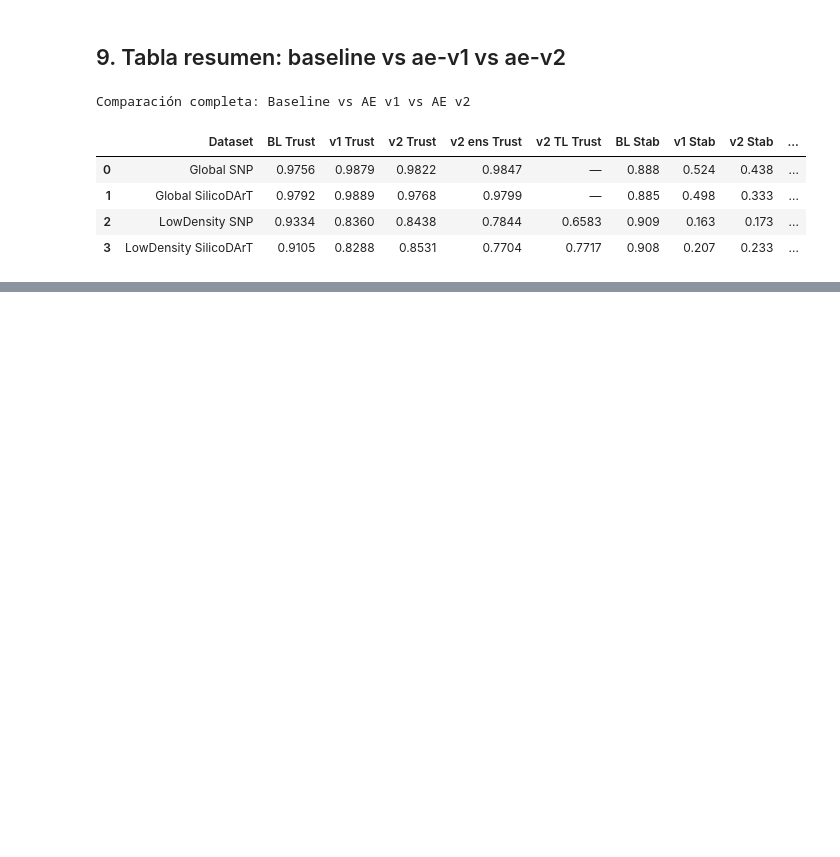
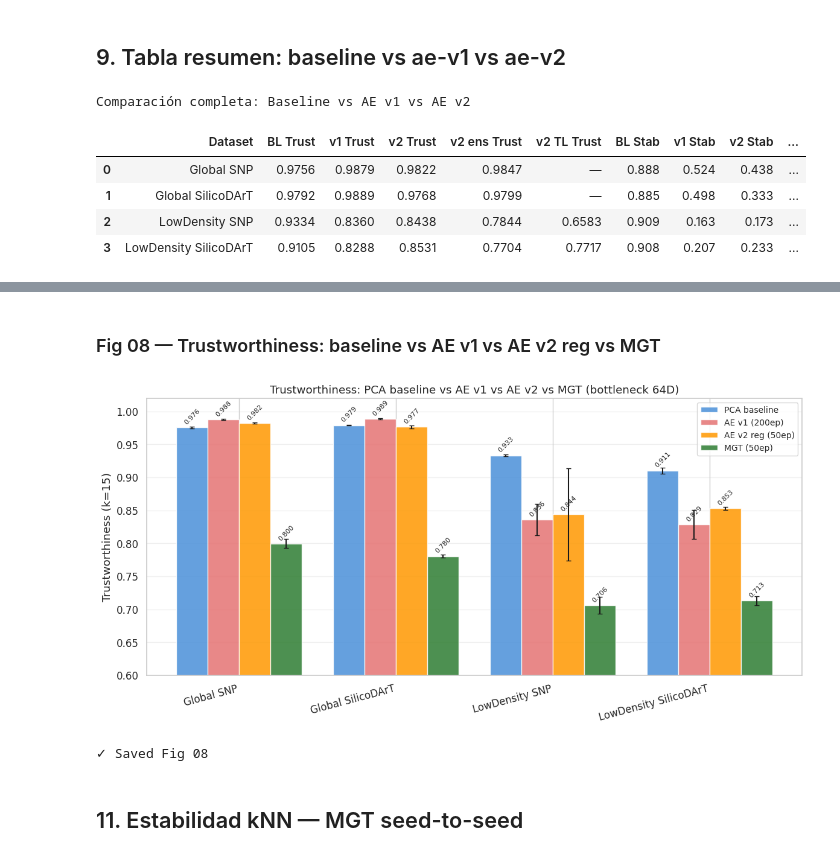
Before and after one commit to R0SEWT/GENO-MAP_Correspondence-Free-Diagnostics-for-Sweet-Potato-Diversity-Maps, a Jupyter notebook: notebooks/ae_vs_baseline.ipynb, the cells around one changed output, grey strips where cells are left out. Saved outputs shown, nothing was run; the diff lists cells and outputs as text; code cells hidden in the pictures; blank space fills up the shorter version.

```diff
--- a/notebooks/ae_vs_baseline.ipynb
+++ b/notebooks/ae_vs_baseline.ipynb
@@ -816,0 +935,58 @@ Comparación completa: Baseline vs AE v1 vs AE v2
+# %% [markdown]
+### Fig 08 — Trustworthiness: baseline vs AE v1 vs AE v2 reg vs MGT
+# %%
+methods_all = {
+    "PCA baseline": {},
+    "AE v1 (200ep)": {},
+    "AE v2 reg (50ep)": {},
+    "MGT (50ep)": {},
+}
+
+for ds in DATASETS:
+    val = load_validation(ds)
+    methods_all["PCA baseline"][ds] = (val["trustworthiness"]["mean"], val["trustworthiness"]["std"])
+
+    v1 = trust_df[trust_df["dataset"] == ds]["trust_ae_bottleneck64"]
+    methods_all["AE v1 (200ep)"][ds] = (v1.mean(), v1.std())
+
+    v2r = trust_v2_df[(trust_v2_df["dataset"] == ds) & (trust_v2_df["variant"] == "v2_reg")]
+    if len(v2r) > 0:
+        methods_all["AE v2 reg (50ep)"][ds] = (v2r["trust_bn"].mean(), v2r["trust_bn"].std())
+
+    mgt = trust_mgt_df[trust_mgt_df["dataset"] == ds]
+    methods_all["MGT (50ep)"][ds] = (mgt["trust_bn"].mean(), mgt["trust_bn"].std())
+
+colors_all = ["#4A90D9", "#E57373", "#FF9800", "#2E7D32"]
+fig, ax = plt.subplots(figsize=(12, 6))
+n_m = len(methods_all)
+x = np.arange(len(DATASETS))
+w = 0.8 / n_m
+
+for i, (method, ds_vals) in enumerate(methods_all.items()):
+    means = [ds_vals.get(ds, (0, 0))[0] for ds in DATASETS]
+    stds = [ds_vals.get(ds, (0, 0))[1] for ds in DATASETS]
+    offset = (i - n_m / 2 + 0.5) * w
+    bars = ax.bar(x + offset, means, w, yerr=stds, label=method,
+                  color=colors_all[i], capsize=3, alpha=0.85)
+    for bar, m in zip(bars, means):
+        if m > 0:
+            ax.text(bar.get_x() + bar.get_width()/2, bar.get_height() + 0.003,
+                    f"{m:.3f}", ha="center", va="bottom", fontsize=8, rotation=45)
+
+ax.set_xticks(x)
+ax.set_xticklabels([ds_labels[d] for d in DATASETS], rotation=15, ha="right")
+ax.set_ylabel("Trustworthiness (k=15)")
+ax.set_title("Trustworthiness: PCA baseline vs AE v1 vs AE v2 vs MGT (bottleneck 64D)")
+ax.legend(fontsize=10)
+ax.set_ylim(0.60, 1.02)
+ax.grid(axis="y", alpha=0.3)
+
+fig.tight_layout()
+fig.savefig(FIG_DIR / "08_trust_mgt_comparison.png", dpi=DPI, bbox_inches="tight")
+plt.show()
+print("✓ Saved Fig 08")
+# %% [output]
+[figure, added]
+✓ Saved Fig 08
+# %% [markdown]
+## 11. Estabilidad kNN — MGT seed-to-seed
```
Also changed, not shown: parts of 9 cells of this notebook, 4 other files.
